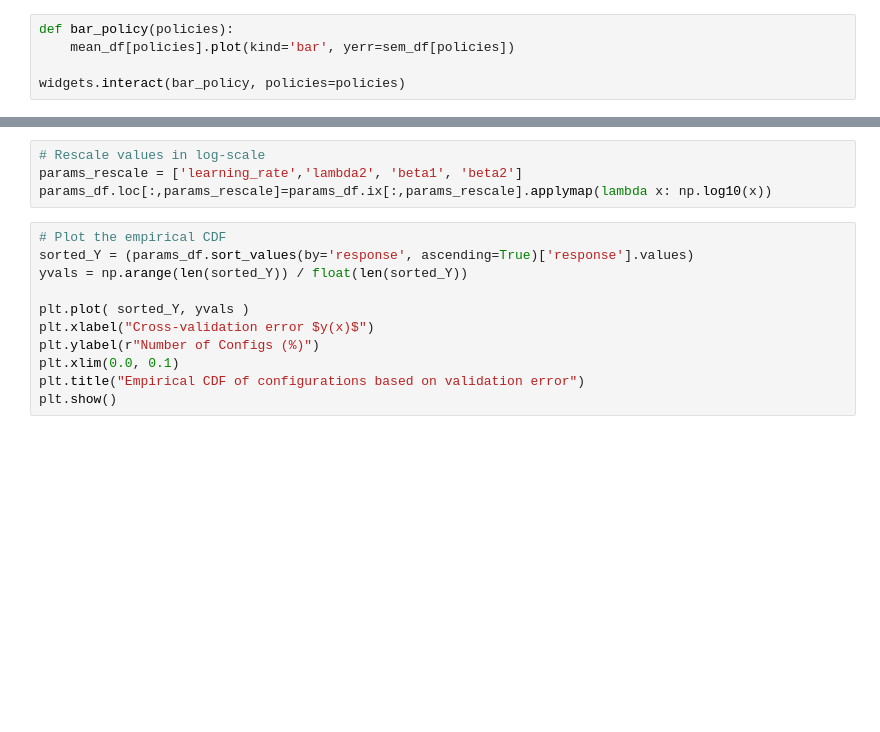
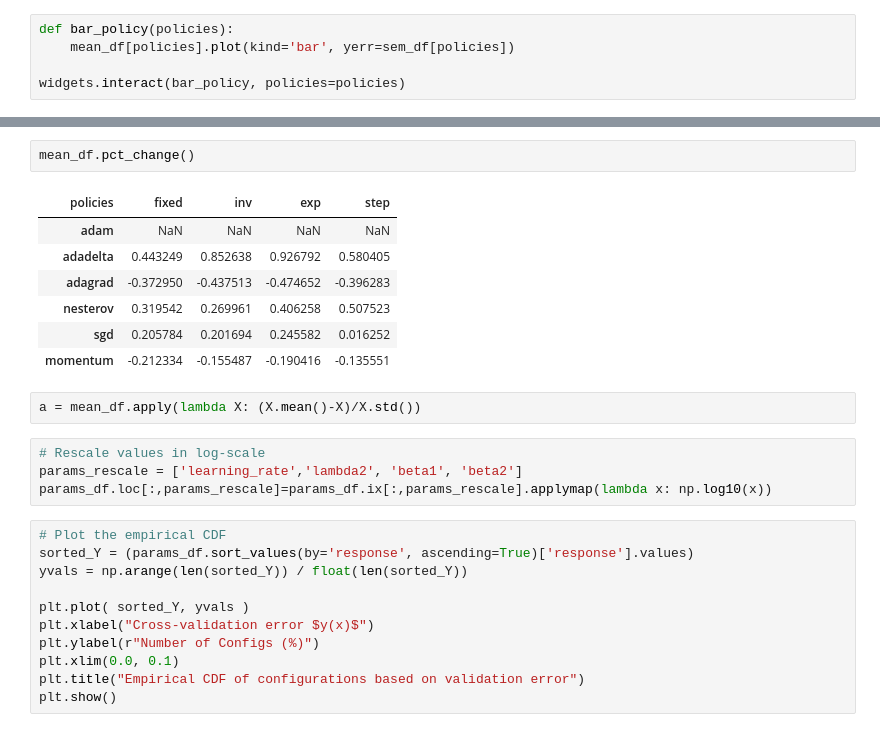
Before and after one commit to hmendozap/master-arbeit-projects, a Jupyter notebook: plotting_param_distros/Policy_vs_Solver_Response.ipynb, the cells around one changed output, grey strips where cells are left out. Saved outputs shown, nothing was run; the diff lists cells and outputs as text; blank space fills up the shorter version.

```diff
--- a/plotting_param_distros/Policy_vs_Solver_Response.ipynb
+++ b/plotting_param_distros/Policy_vs_Solver_Response.ipynb
@@ -102,3 +161,15 @@ mean_df.plot(kind='bar', yerr=sem_df)
+# %%
+mean_df.pct_change()
+# %% [output]
+| policies | fixed | inv | exp | step |
+| adam | NaN | NaN | NaN | NaN |
+| adadelta | 0.443249 | 0.852638 | 0.926792 | 0.580405 |
+| adagrad | -0.372950 | -0.437513 | -0.474652 | -0.396283 |
+| nesterov | 0.319542 | 0.269961 | 0.406258 | 0.507523 |
+| sgd | 0.205784 | 0.201694 | 0.245582 | 0.016252 |
+| momentum | -0.212334 | -0.155487 | -0.190416 | -0.135551 |
+# %%
+a = mean_df.apply(lambda X: (X.mean()-X)/X.std())
 # %%
 # Rescale values in log-scale
 params_rescale = ['learning_rate','lambda2', 'beta1', 'beta2']
```
Also changed, not shown: parts of 12 cells of this notebook.
